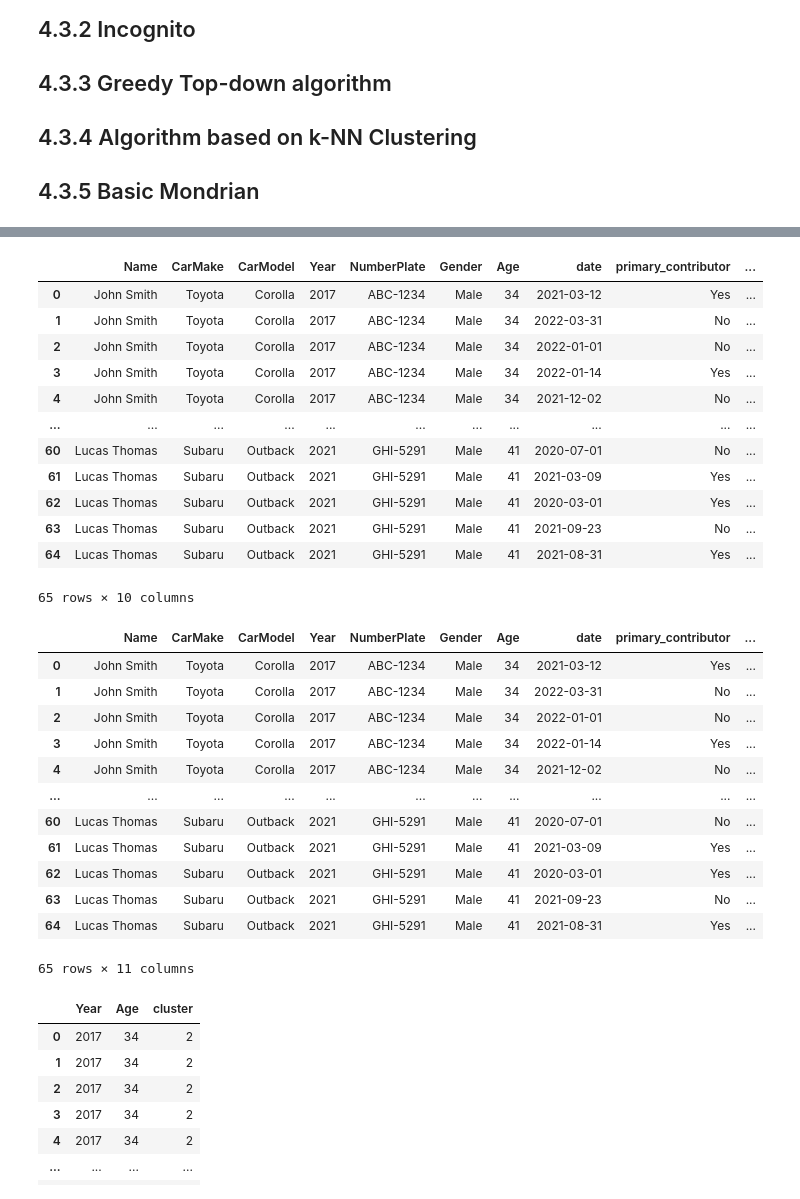
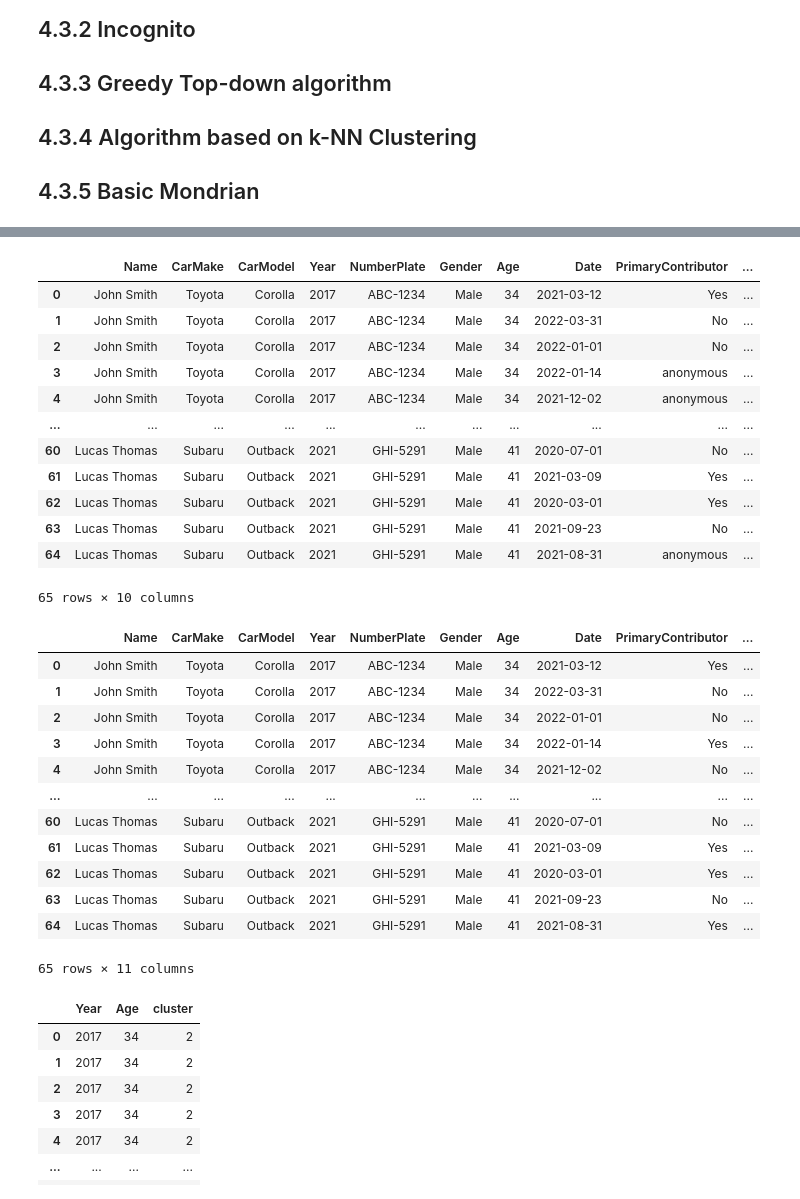
Before and after one commit to Jasmin12/data-anonymization, a Jupyter notebook: anonymization.ipynb, the cells around one changed output, grey strips where cells are left out. Drawn from its saved outputs; the diff is of its cells as text; code cells hidden in the pictures.

```diff
--- a/anonymization.ipynb
+++ b/anonymization.ipynb
@@ -139,46 +139,46 @@ import numpy as np
 
 def incognito_anonymization(df, k): # 4.3.2 Incognito
     anonymized_df = df.copy()
 
     # Iterate over each sensitive attribute
-    for sensitive_attr in ['primary_contributor', 'crash_severity']:
+    for sensitive_attr in ['PrimaryContributor', 'CrashSeverity']:
         unique_values = df[sensitive_attr].unique()
 
         # Iterate over each unique value of the sensitive attribute
         for value in unique_values:
             group_indices = df[df[sensitive_attr] == value].index
 
             # Check if the group size is less than k
             if len(group_indices) < k:
                 continue
 
             # Randomly select k rows from the group
             selected_indices = np.random.choice(group_indices, size=k, replace=False)
 
             # Anonymize the selected rows by replacing the sensitive attribute value
             anonymized_df.loc[selected_indices, sensitive_attr] = 'anonymous'
 
     return anonymized_df
 
 # Set the value of k for k-anonymity
 k = 5
 
 # Anonymize the merged_df dataframe using the Incognito algorithm
 anonymized_df = incognito_anonymization(merged_df, k)
 anonymized_df
 # %% [output]
-|  | Name | CarMake | CarModel | Year | NumberPlate | Gender | Age | date | primary_contributor | ... |
+|  | Name | CarMake | CarModel | Year | NumberPlate | Gender | Age | Date | PrimaryContributor | ... |
 | 0 | John Smith | Toyota | Corolla | 2017 | ABC-1234 | Male | 34 | 2021-03-12 | Yes | ... |
 | 1 | John Smith | Toyota | Corolla | 2017 | ABC-1234 | Male | 34 | 2022-03-31 | No | ... |
 | 2 | John Smith | Toyota | Corolla | 2017 | ABC-1234 | Male | 34 | 2022-01-01 | No | ... |
-| 3 | John Smith | Toyota | Corolla | 2017 | ABC-1234 | Male | 34 | 2022-01-14 | Yes | ... |
-| 4 | John Smith | Toyota | Corolla | 2017 | ABC-1234 | Male | 34 | 2021-12-02 | No | ... |
+| 3 | John Smith | Toyota | Corolla | 2017 | ABC-1234 | Male | 34 | 2022-01-14 | anonymous | ... |
+| 4 | John Smith | Toyota | Corolla | 2017 | ABC-1234 | Male | 34 | 2021-12-02 | anonymous | ... |
 | ... | ... | ... | ... | ... | ... | ... | ... | ... | ... | ... |
 | 60 | Lucas Thomas | Subaru | Outback | 2021 | GHI-5291 | Male | 41 | 2020-07-01 | No | ... |
 | 61 | Lucas Thomas | Subaru | Outback | 2021 | GHI-5291 | Male | 41 | 2021-03-09 | Yes | ... |
 | 62 | Lucas Thomas | Subaru | Outback | 2021 | GHI-5291 | Male | 41 | 2020-03-01 | Yes | ... |
 | 63 | Lucas Thomas | Subaru | Outback | 2021 | GHI-5291 | Male | 41 | 2021-09-23 | No | ... |
-| 64 | Lucas Thomas | Subaru | Outback | 2021 | GHI-5291 | Male | 41 | 2021-08-31 | Yes | ... |
+| 64 | Lucas Thomas | Subaru | Outback | 2021 | GHI-5291 | Male | 41 | 2021-08-31 | anonymous | ... |
 65 rows × 10 columns
 # %%
 import pandas as pd
@@ -233,7 +233,7 @@ k = 5
 anonymized_df = top_down_greedy_anonymization(merged_df, k)
 anonymized_df
 # %% [output]
-|  | Name | CarMake | CarModel | Year | NumberPlate | Gender | Age | date | primary_contributor | ... |
+|  | Name | CarMake | CarModel | Year | NumberPlate | Gender | Age | Date | PrimaryContributor | ... |
 | 0 | John Smith | Toyota | Corolla | 2017 | ABC-1234 | Male | 34 | 2021-03-12 | Yes | ... |
 | 1 | John Smith | Toyota | Corolla | 2017 | ABC-1234 | Male | 34 | 2022-03-31 | No | ... |
 | 2 | John Smith | Toyota | Corolla | 2017 | ABC-1234 | Male | 34 | 2022-01-01 | No | ... |
```
Also changed, not shown: parts of 15 cells of this notebook.
